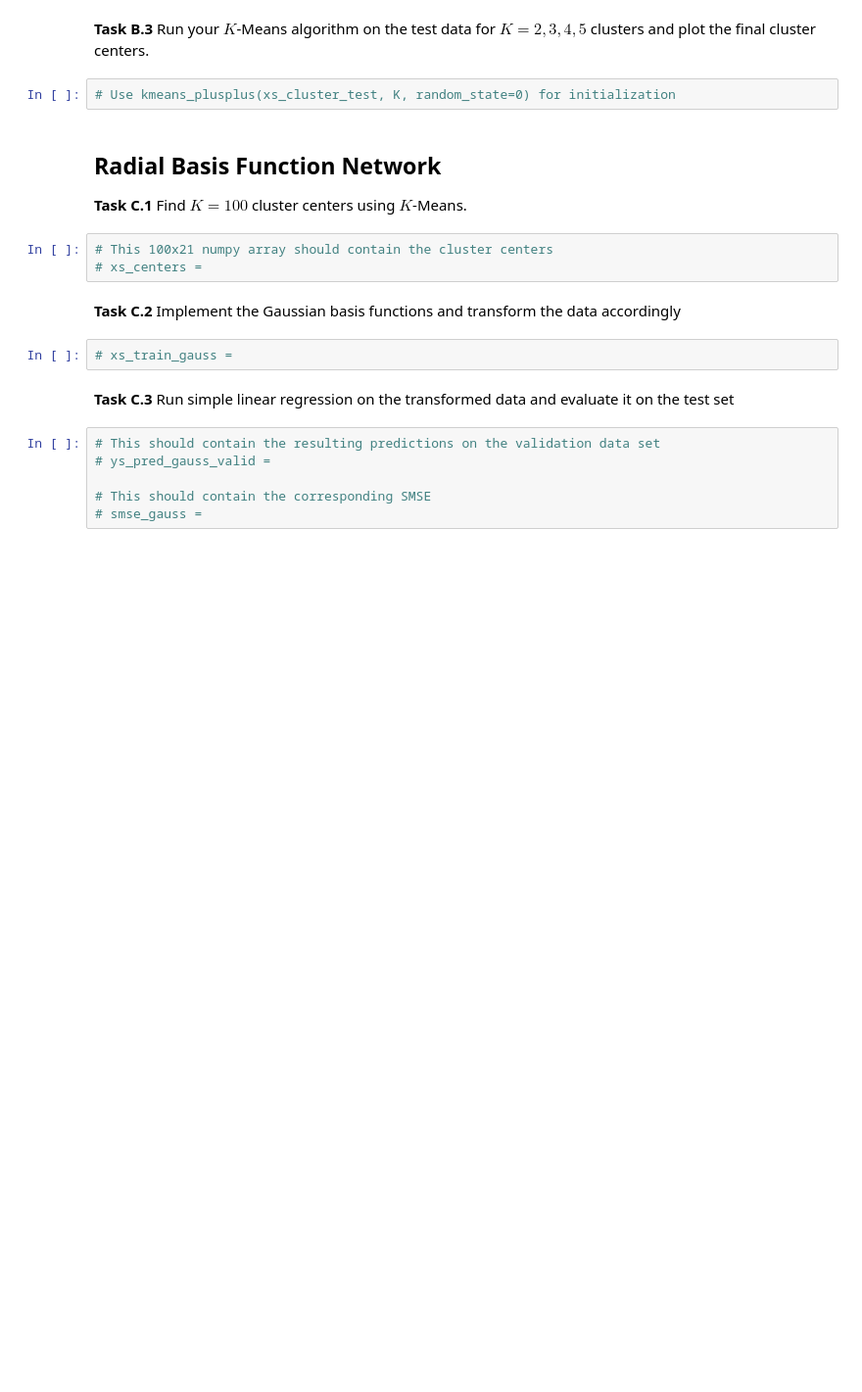
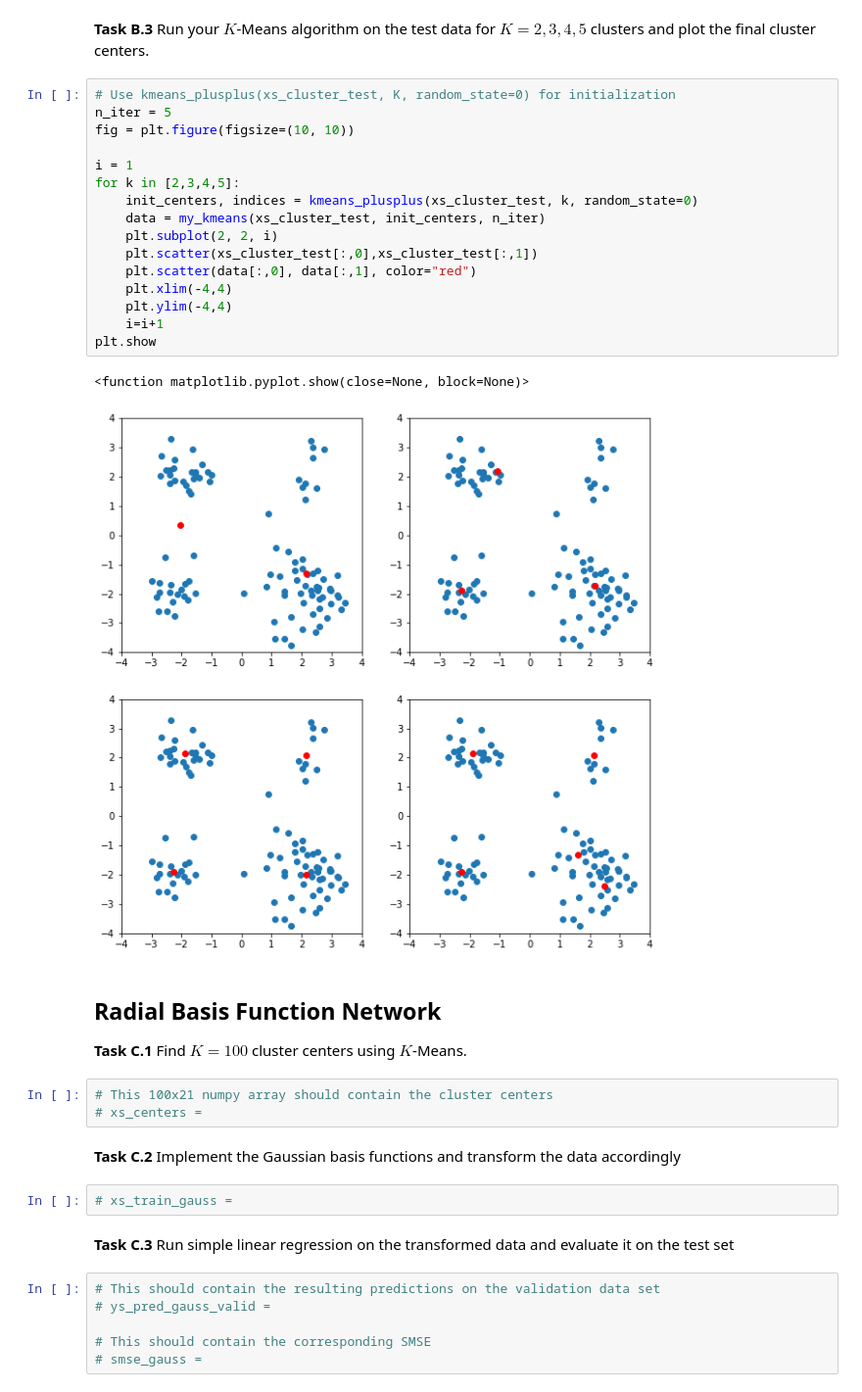
Before and after one commit to Markus-Fischer/CSII, a Jupyter notebook: CSME2-WS2122-BonusPointAssignment1.ipynb, the cells around one changed output. Shown at 98% size. Cells and saved outputs as stored; diff of their text form; blank space fills up the shorter version.

```diff
--- a/CSME2-WS2122-BonusPointAssignment1.ipynb
+++ b/CSME2-WS2122-BonusPointAssignment1.ipynb
@@ -182,7 +219,24 @@ __Task B.2__ Generate test data set and plot it.
 # %% [markdown]
 __Task B.3__ Run your $K$-Means algorithm on the test data for $K=2,3,4,5$ clusters and plot the final cluster centers.
-# %%
-# Use kmeans_plusplus(xs_cluster_test, K, random_state=0) for initialization
+# %%
+# Use kmeans_plusplus(xs_cluster_test, K, random_state=0) for initialization
+n_iter = 5
+fig = plt.figure(figsize=(10, 10))
+
+i = 1
+for k in [2,3,4,5]:
+    init_centers, indices = kmeans_plusplus(xs_cluster_test, k, random_state=0)
+    data = my_kmeans(xs_cluster_test, init_centers, n_iter)
+    plt.subplot(2, 2, i)
+    plt.scatter(xs_cluster_test[:,0],xs_cluster_test[:,1])
+    plt.scatter(data[:,0], data[:,1], color="red")
+    plt.xlim(-4,4)
+    plt.ylim(-4,4)
+    i=i+1
+plt.show
+# %% [output]
+<function matplotlib.pyplot.show(close=None, block=None)>
+[figure, added]
 # %% [markdown]
 ## Radial Basis Function Network
 __Task C.1__ Find $K=100$ cluster centers using $K$-Means.
```
Also changed, not shown: parts of 5 cells of this notebook.
